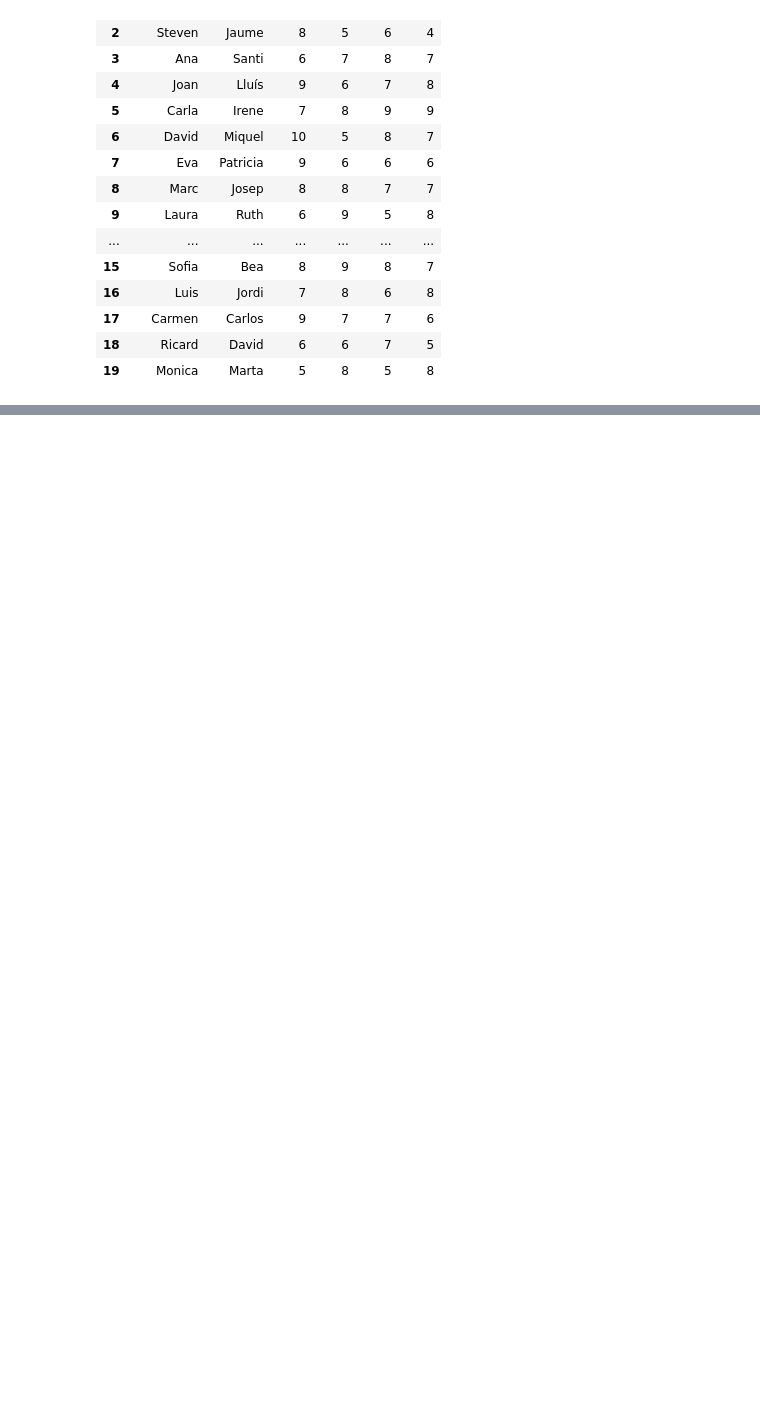
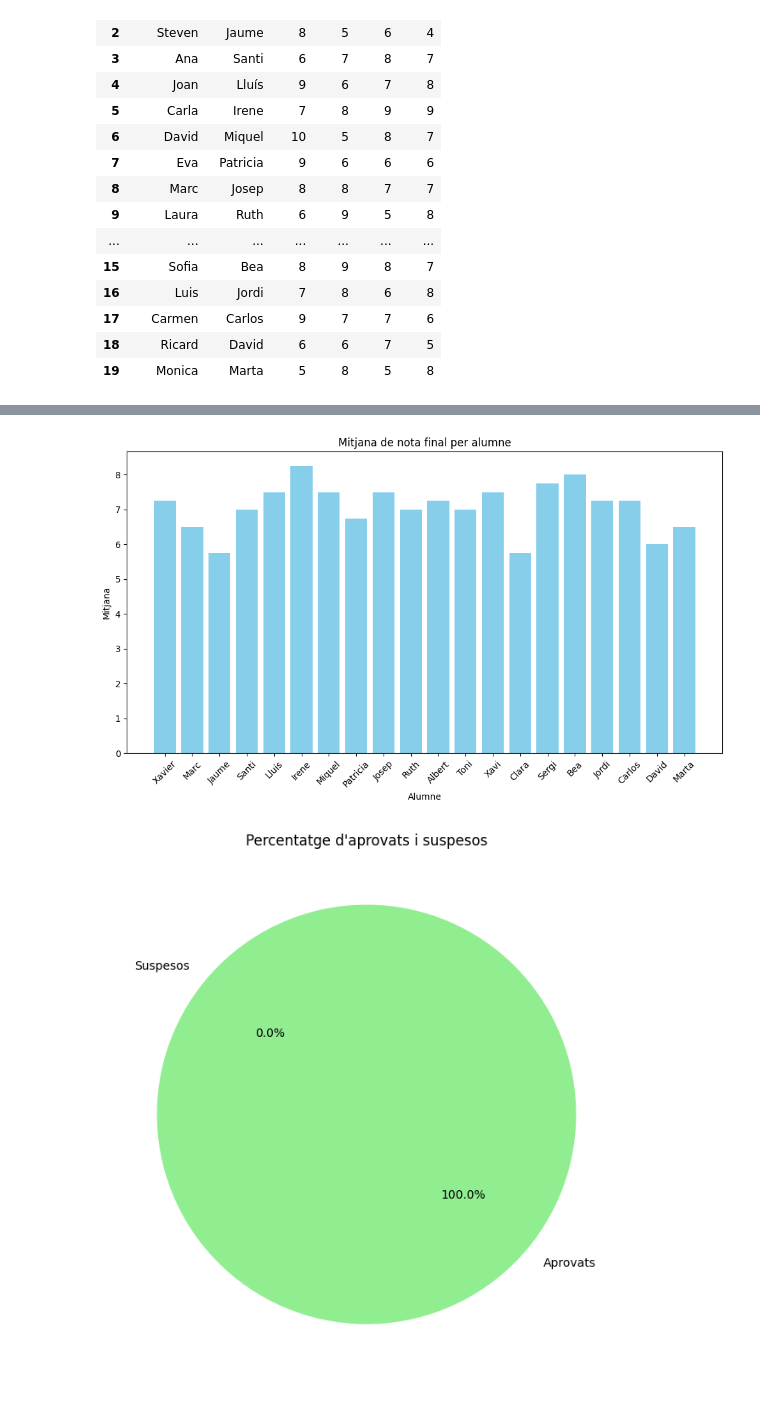
Before and after one commit to Bemen3M07/jupiter-logs-pandas-YvngS1mp, a Jupyter notebook: PP4_2_AcevedoLeandro.ipynb, the cells around one changed output, grey strips where cells are left out. Cells and saved outputs as stored; diff of their text form; code cells hidden in the pictures; blank space fills up the shorter version.

```diff
--- a/PP4_2_AcevedoLeandro.ipynb
+++ b/PP4_2_AcevedoLeandro.ipynb
@@ -318,0 +385,51 @@ df_cargado
+# %%
+import matplotlib.pyplot as plt
+import pandas as pd
+
+# Cargar los datos nuevamente
+df = pd.read_csv('dades_alumnes.csv')
+df['Mitjana'] = df[['M01', 'M04', 'M03', 'M05']].mean(axis=1)
+
+# 1. Gráfico de barras: Mitjana de nota final per alumne
+plt.figure(figsize=(10, 6))
+plt.bar(df['Alumne'], df['Mitjana'], color='skyblue')
+plt.title('Mitjana de nota final per alumne')
+plt.xlabel('Alumne')
+plt.ylabel('Mitjana')
+plt.xticks(rotation=45)
+plt.tight_layout()
+plt.show()
+
+# 2. Gráfico circular: Percentatge d'aprovats i suspesos
+aprovats = len(df[df['Mitjana'] >= 5])
+suspensos = len(df) - aprovats
+labels = ['Aprovats', 'Suspesos']
+sizes = [aprovats, suspensos]
+colors = ['lightgreen', 'salmon']
+plt.figure(figsize=(8, 8))
+plt.pie(sizes, labels=labels, colors=colors, autopct='%1.1f%%', startangle=140)
+plt.title('Percentatge d\'aprovats i suspesos')
+plt.show()
+
+# 3. Gráfico de líneas: Evolució de les notes d’un alumne
+plt.figure(figsize=(10, 6))
+for _, row in df.iterrows():
+    plt.plot(['M01', 'M04', 'M03', 'M05'], row[['M01', 'M04', 'M03', 'M05']], marker='o', label=row['Alumne'])
+plt.title('Evolució de les notes per alumne')
+plt.xlabel('Matèries')
+plt.ylabel('Nota')
+plt.legend(loc='upper right', bbox_to_anchor=(1.2, 1))
+plt.tight_layout()
+plt.show()
+
+# 4. Histograma: Distribució de les notes finals
+plt.figure(figsize=(10, 6))
+plt.hist(df['Mitjana'], bins=5, color='purple', edgecolor='black')
+plt.title('Distribució de les mitjanes de les notes finals')
+plt.xlabel('Mitjana')
+plt.ylabel('Nombre d\'alumnes')
+plt.tight_layout()
+plt.show()
+# %% [output]
+[figure, added]
+[figure, added]
```
Also changed, not shown: parts of 7 cells of this notebook.
